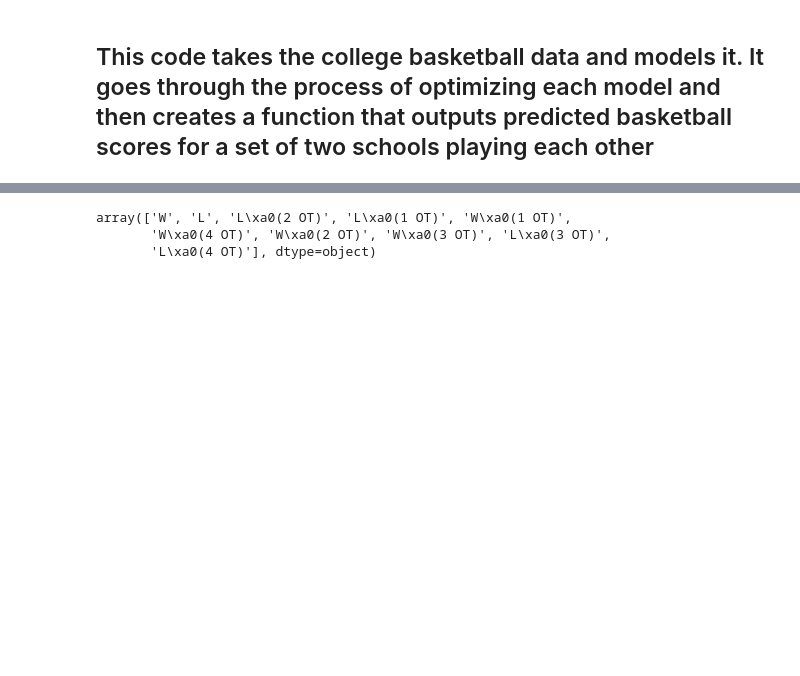
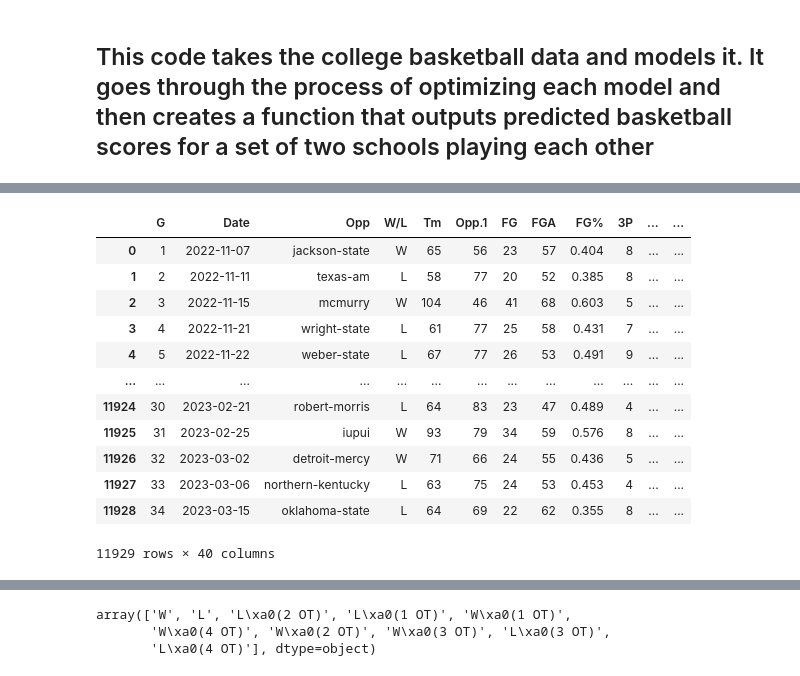
Before and after one commit to piercecappelli/NCAA-Mens-Basketball, a Jupyter notebook: College Basketball Modeling and Prediction.ipynb, the cells around one changed output, grey strips where cells are left out. Cells and saved outputs as stored; diff of their text form; code cells hidden in the pictures; blank space fills up the shorter version.

```diff
--- a/College Basketball Modeling and Prediction.ipynb
+++ b/College Basketball Modeling and Prediction.ipynb
@@ -45,3 +170,19 @@ Index(['G', 'Date', 'Opp', 'W/L', 'Tm', 'Opp.1', 'FG', 'FGA', 'FG%', '3P',
       dtype='object')
+# %%
+full_data
+# %% [output]
+|  | G | Date | Opp | W/L | Tm | Opp.1 | FG | FGA | FG% | 3P | ... | ... |
+| 0 | 1 | 2022-11-07 | jackson-state | W | 65 | 56 | 23 | 57 | 0.404 | 8 | ... | ... |
+| 1 | 2 | 2022-11-11 | texas-am | L | 58 | 77 | 20 | 52 | 0.385 | 8 | ... | ... |
+| 2 | 3 | 2022-11-15 | mcmurry | W | 104 | 46 | 41 | 68 | 0.603 | 5 | ... | ... |
+| 3 | 4 | 2022-11-21 | wright-state | L | 61 | 77 | 25 | 58 | 0.431 | 7 | ... | ... |
+| 4 | 5 | 2022-11-22 | weber-state | L | 67 | 77 | 26 | 53 | 0.491 | 9 | ... | ... |
+| ... | ... | ... | ... | ... | ... | ... | ... | ... | ... | ... | ... | ... |
+| 11924 | 30 | 2023-02-21 | robert-morris | L | 64 | 83 | 23 | 47 | 0.489 | 4 | ... | ... |
+| 11925 | 31 | 2023-02-25 | iupui | W | 93 | 79 | 34 | 59 | 0.576 | 8 | ... | ... |
+| 11926 | 32 | 2023-03-02 | detroit-mercy | W | 71 | 66 | 24 | 55 | 0.436 | 5 | ... | ... |
+| 11927 | 33 | 2023-03-06 | northern-kentucky | L | 63 | 75 | 24 | 53 | 0.453 | 4 | ... | ... |
+| 11928 | 34 | 2023-03-15 | oklahoma-state | L | 64 | 69 | 22 | 62 | 0.355 | 8 | ... | ... |
+11929 rows × 40 columns
 # %%
 #calculating and adding advanced basketball statistics for both teams
```
Also changed, not shown: parts of 46 cells of this notebook, 1 other file.
